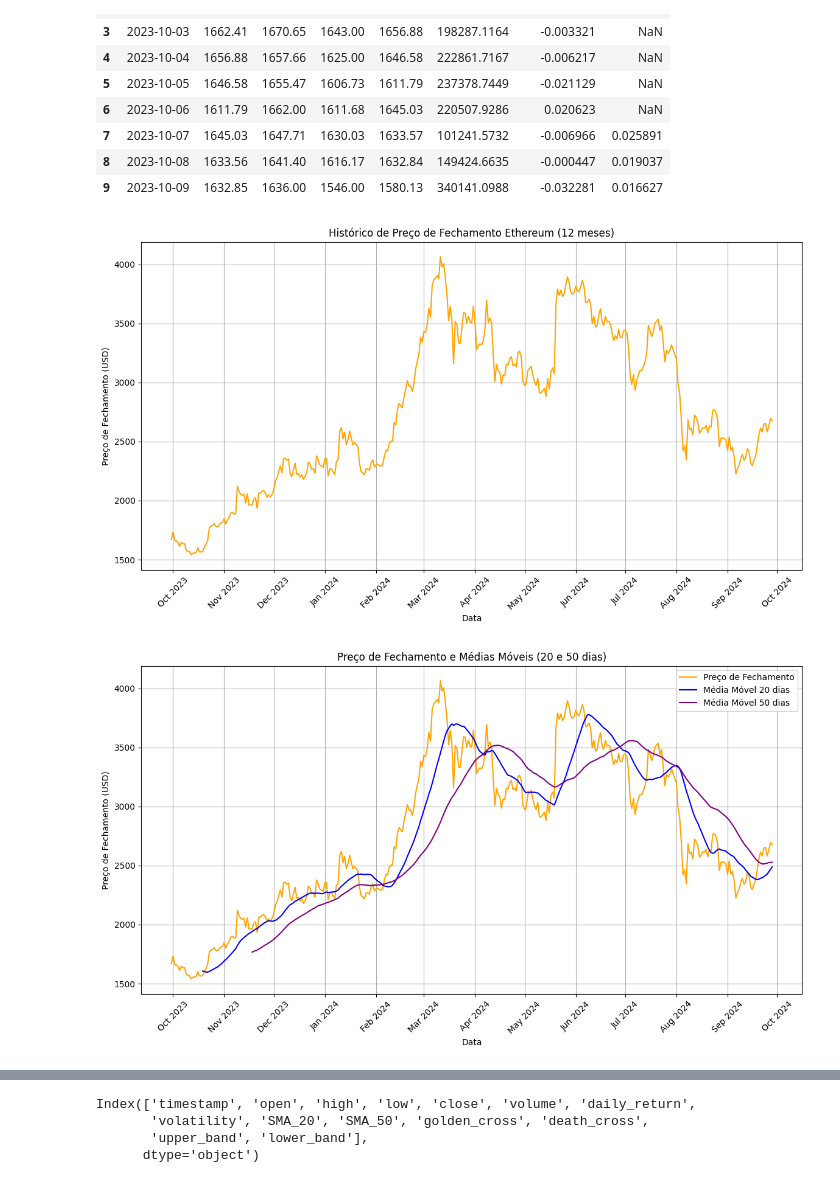
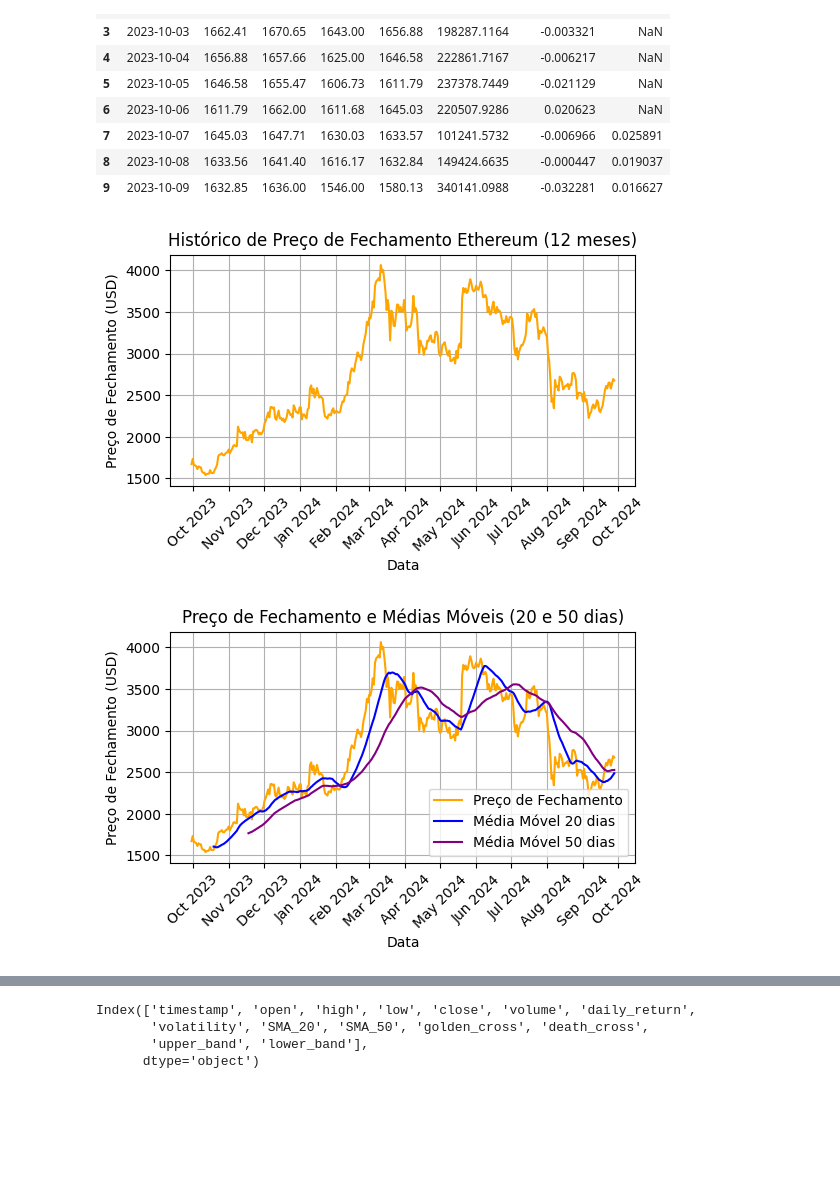
Before and after one commit to cecigonca/ponderada-cripto, a Jupyter notebook: src/backend/dados/ethereum.ipynb, the cells around one changed output, grey strips where cells are left out. Drawn from its saved outputs; the diff is of its cells as text; code cells hidden in the pictures; blank space fills up the shorter version.

```diff
--- a/src/backend/dados/ethereum.ipynb
+++ b/src/backend/dados/ethereum.ipynb
@@ -87,25 +87,25 @@ df_ethereum.head(10)
 # %%
 df_ethereum['timestamp'] = pd.to_datetime(df_ethereum['timestamp'])
 
-plt.figure(figsize=(14,7))
+plt.figure(figsize=(6,3))
 plt.plot(df_ethereum['timestamp'], df_ethereum['close'], label='Preço de Fechamento', color='orange')
 plt.title('Histórico de Preço de Fechamento Ethereum (12 meses)')
 plt.xlabel('Data')
 plt.ylabel('Preço de Fechamento (USD)')
 
 plt.gca().xaxis.set_major_locator(mdates.MonthLocator())
 plt.gca().xaxis.set_major_formatter(mdates.DateFormatter('%b %Y'))
 plt.xticks(rotation=45)
 
 plt.grid(True)
 plt.show()
 # %% [output]
-[figure, old version]
+[figure, new version]
 # %%
 df_ethereum['SMA_20'] = df_ethereum['close'].rolling(window=20).mean()
 df_ethereum['SMA_50'] = df_ethereum['close'].rolling(window=50).mean()
 
-plt.figure(figsize=(14,7))
+plt.figure(figsize=(6, 3))
 plt.plot(df_ethereum['timestamp'], df_ethereum['close'], label='Preço de Fechamento', color='orange')
 plt.plot(df_ethereum['timestamp'], df_ethereum['SMA_20'], label='Média Móvel 20 dias', color='blue')
 plt.plot(df_ethereum['timestamp'], df_ethereum['SMA_50'], label='Média Móvel 50 dias', color='purple')
@@ -121,7 +121,7 @@ plt.grid(True)
 plt.legend()
 plt.show()
 # %% [output]
-[figure, old version]
+[figure, new version]
 # %%
 df_ethereum['golden_cross'] = df_ethereum['SMA_20'] > df_ethereum['SMA_50']
 df_ethereum['death_cross'] = df_ethereum['SMA_20'] < df_ethereum['SMA_50']
```
Also changed, not shown: parts of 4 cells of this notebook, 21 other files.
